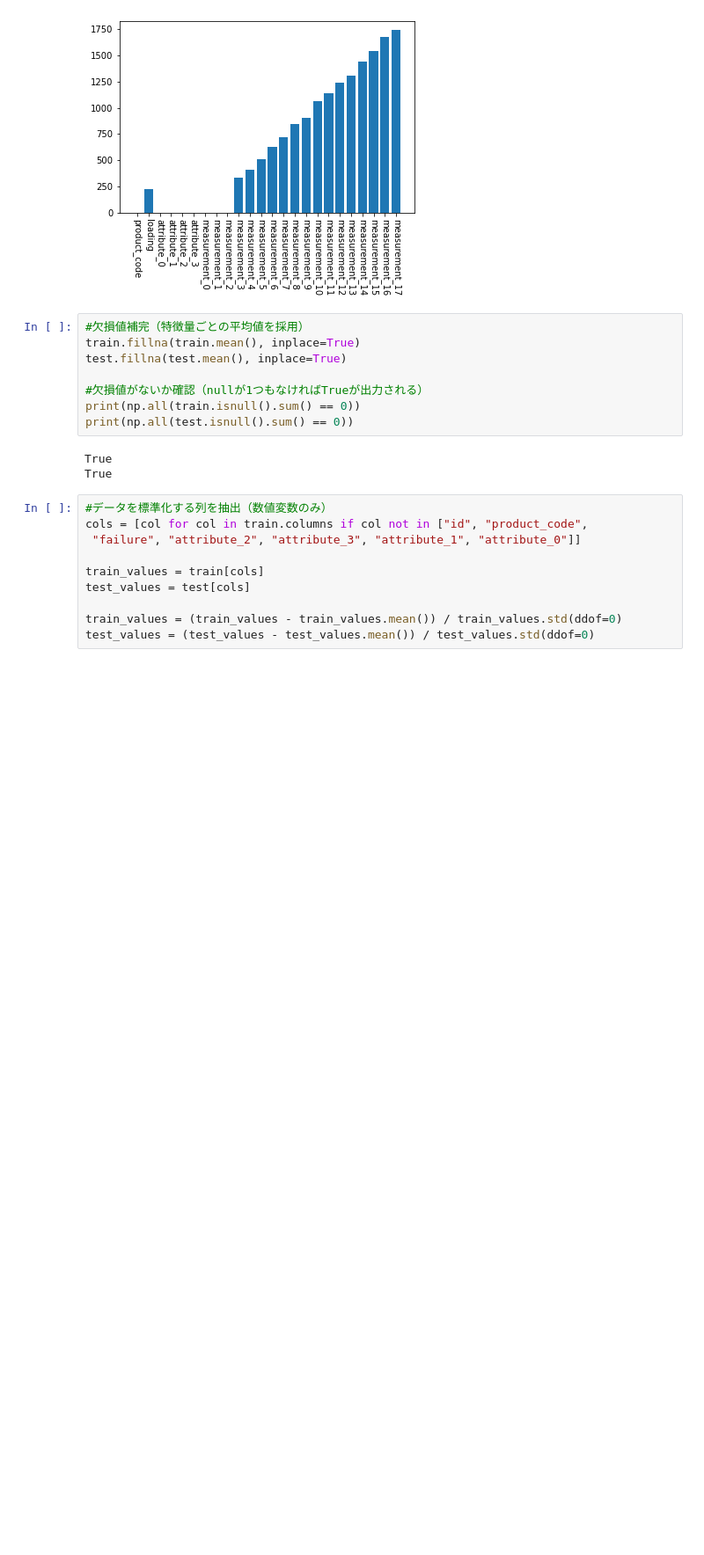
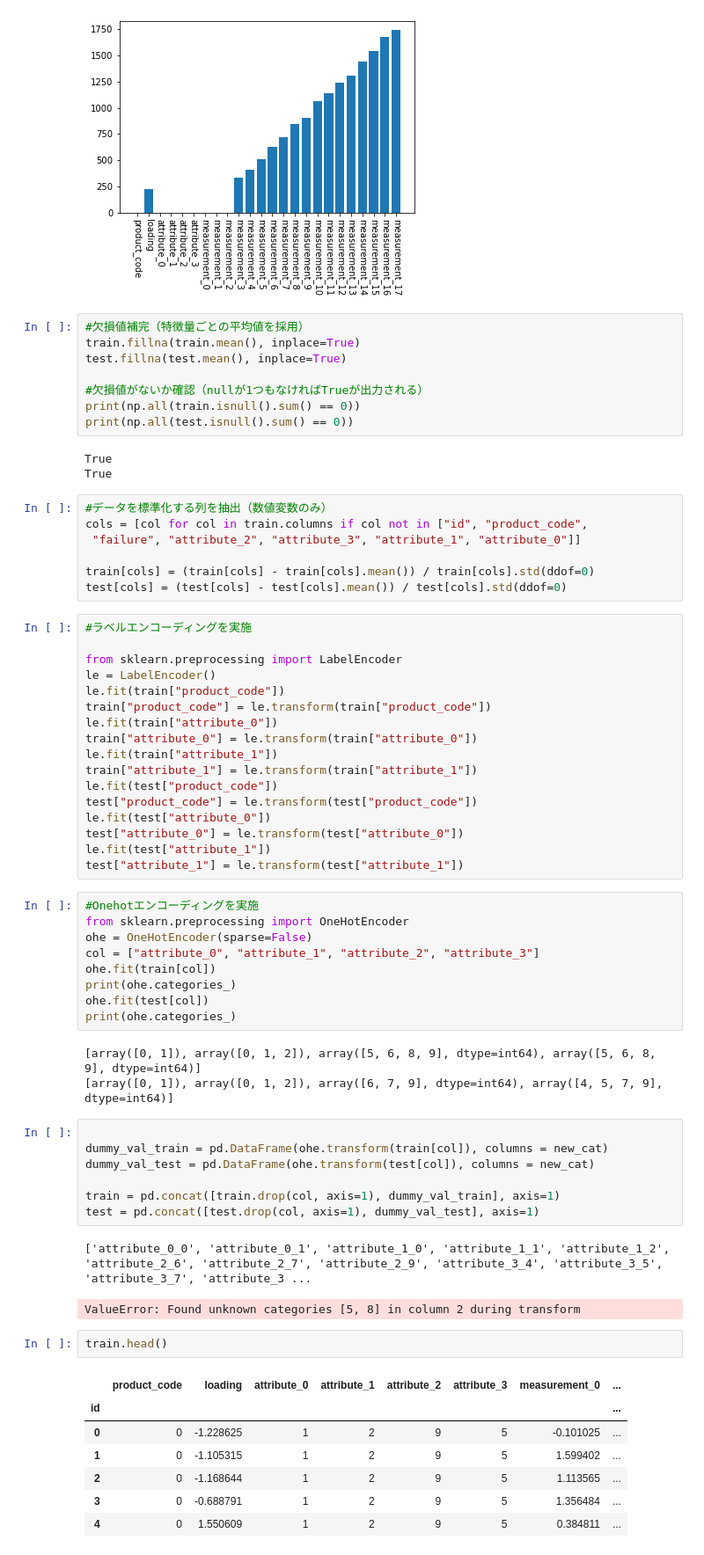
Before and after one commit to keisukecl/tabular-playground-series-aug-2022, a Jupyter notebook: logistic_regression.ipynb, the cells around one changed output. Shown at 88% size. Cells and saved outputs as stored; diff of their text form; blank space fills up the shorter version.

Commit message:
onehot encodingまで

```diff
--- a/logistic_regression.ipynb
+++ b/logistic_regression.ipynb
@@ -69,8 +69,54 @@ True
 cols = [col for col in train.columns if col not in ["id", "product_code",
  "failure", "attribute_2", "attribute_3", "attribute_1", "attribute_0"]]
 
-train_values = train[cols]
-test_values = test[cols]
-
-train_values = (train_values - train_values.mean()) / train_values.std(ddof=0)
-test_values = (test_values - test_values.mean()) / test_values.std(ddof=0)
+train[cols] = (train[cols] - train[cols].mean()) / train[cols].std(ddof=0)
+test[cols] = (test[cols] - test[cols].mean()) / test[cols].std(ddof=0)
+# %%
+#ラベルエンコーディングを実施
+
+from sklearn.preprocessing import LabelEncoder
+le = LabelEncoder()
+le.fit(train["product_code"])
+train["product_code"] = le.transform(train["product_code"])
+le.fit(train["attribute_0"])
+train["attribute_0"] = le.transform(train["attribute_0"])
+le.fit(train["attribute_1"])
+train["attribute_1"] = le.transform(train["attribute_1"])
+le.fit(test["product_code"])
+test["product_code"] = le.transform(test["product_code"])
+le.fit(test["attribute_0"])
+test["attribute_0"] = le.transform(test["attribute_0"])
+le.fit(test["attribute_1"])
+test["attribute_1"] = le.transform(test["attribute_1"])
+# %%
+#Onehotエンコーディングを実施
+from sklearn.preprocessing import OneHotEncoder
+ohe = OneHotEncoder(sparse=False)
+col = ["attribute_0", "attribute_1", "attribute_2", "attribute_3"]
+ohe.fit(train[col])
+print(ohe.categories_)
+ohe.fit(test[col])
+print(ohe.categories_)
+# %% [output]
+[array([0, 1]), array([0, 1, 2]), array([5, 6, 8, 9], dtype=int64), array([5, 6, 8, 9], dtype=int64)]
+[array([0, 1]), array([0, 1, 2]), array([6, 7, 9], dtype=int64), array([4, 5, 7, 9], dtype=int64)]
+# %%
+
+dummy_val_train = pd.DataFrame(ohe.transform(train[col]), columns = new_cat)
+dummy_val_test = pd.DataFrame(ohe.transform(test[col]), columns = new_cat)
+
+train = pd.concat([train.drop(col, axis=1), dummy_val_train], axis=1)
+test = pd.concat([test.drop(col, axis=1), dummy_val_test], axis=1)
+# %% [output]
+['attribute_0_0', 'attribute_0_1', 'attribute_1_0', 'attribute_1_1', 'attribute_1_2', 'attribute_2_6', 'attribute_2_7', 'attribute_2_9', 'attribute_3_4', 'attribute_3_5', 'attribute_3_7', 'attribute_3 ...
+ValueError: Found unknown categories [5, 8] in column 2 during transform
+# %%
+train.head()
+# %% [output]
+|  | product_code | loading | attribute_0 | attribute_1 | attribute_2 | attribute_3 | measurement_0 | ... |
+| id |  |  |  |  |  |  |  | ... |
+| 0 | 0 | -1.228625 | 1 | 2 | 9 | 5 | -0.101025 | ... |
+| 1 | 0 | -1.105315 | 1 | 2 | 9 | 5 | 1.599402 | ... |
+| 2 | 0 | -1.168644 | 1 | 2 | 9 | 5 | 1.113565 | ... |
+| 3 | 0 | -0.688791 | 1 | 2 | 9 | 5 | 1.356484 | ... |
+| 4 | 0 | 1.550609 | 1 | 2 | 9 | 5 | 0.384811 | ... |
```
